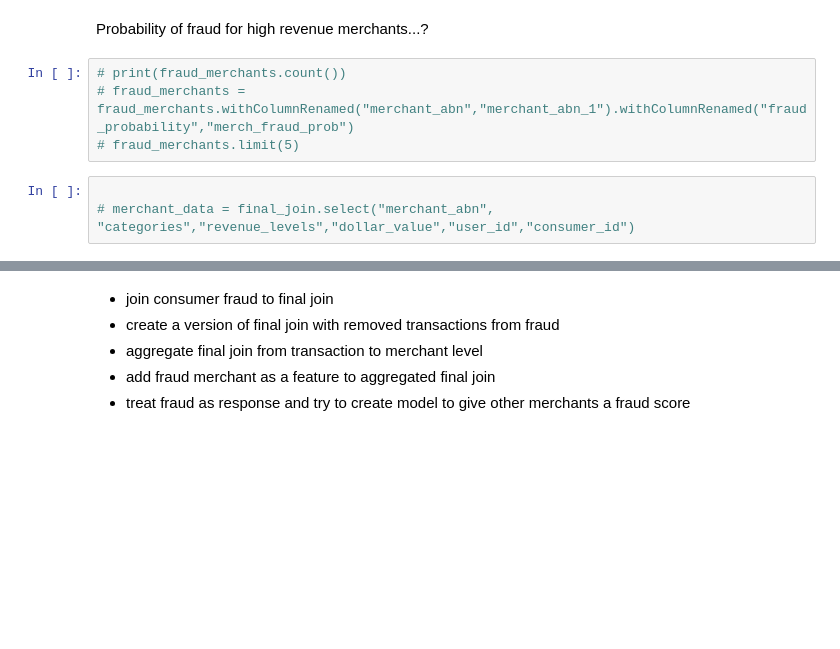
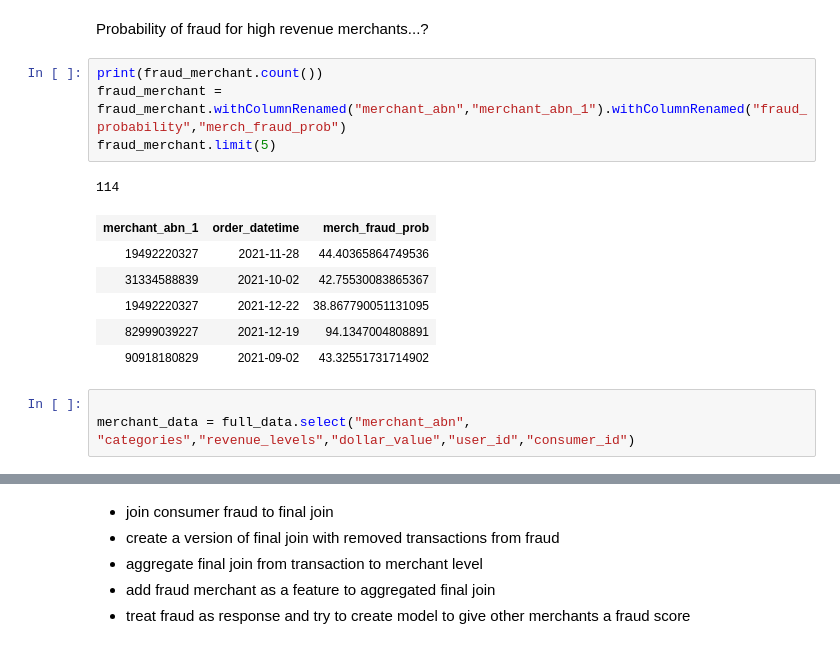
Before and after one commit to MAST30034-Applied-Data-Science/generic-buy-now-pay-later-project-group-10-bnpl, a Jupyter notebook: notebooks/Fraud-Feature.ipynb, the cells around one changed output, grey strips where cells are left out. Saved outputs shown, nothing was run; the diff lists cells and outputs as text; blank space fills up the shorter version.

```diff
--- a/notebooks/Fraud-Feature.ipynb
+++ b/notebooks/Fraud-Feature.ipynb
@@ -33,9 +49,17 @@ The consumer fraud data shows the list of transactions with a high probability o
 # %% [markdown]
 Probability of fraud for high revenue merchants...?
 # %%
-# print(fraud_merchants.count())
-# fraud_merchants = fraud_merchants.withColumnRenamed("merchant_abn","merchant_abn_1").withColumnRenamed("fraud_probability","merch_fraud_prob")
-# fraud_merchants.limit(5)
+print(fraud_merchant.count())
+fraud_merchant = fraud_merchant.withColumnRenamed("merchant_abn","merchant_abn_1").withColumnRenamed("fraud_probability","merch_fraud_prob")
+fraud_merchant.limit(5)
+# %% [output]
+114
+| merchant_abn_1 | order_datetime | merch_fraud_prob |
+| 19492220327 | 2021-11-28 | 44.40365864749536 |
+| 31334588839 | 2021-10-02 | 42.75530083865367 |
+| 19492220327 | 2021-12-22 | 38.867790051131095 |
+| 82999039227 | 2021-12-19 | 94.1347004808891 |
+| 90918180829 | 2021-09-02 | 43.32551731714902 |
 # %%
 
-# merchant_data = final_join.select("merchant_abn", "categories","revenue_levels","dollar_value","user_id","consumer_id")
+merchant_data = full_data.select("merchant_abn", "categories","revenue_levels","dollar_value","user_id","consumer_id")
```
Also changed, not shown: parts of 29 cells of this notebook, 5 other files.
